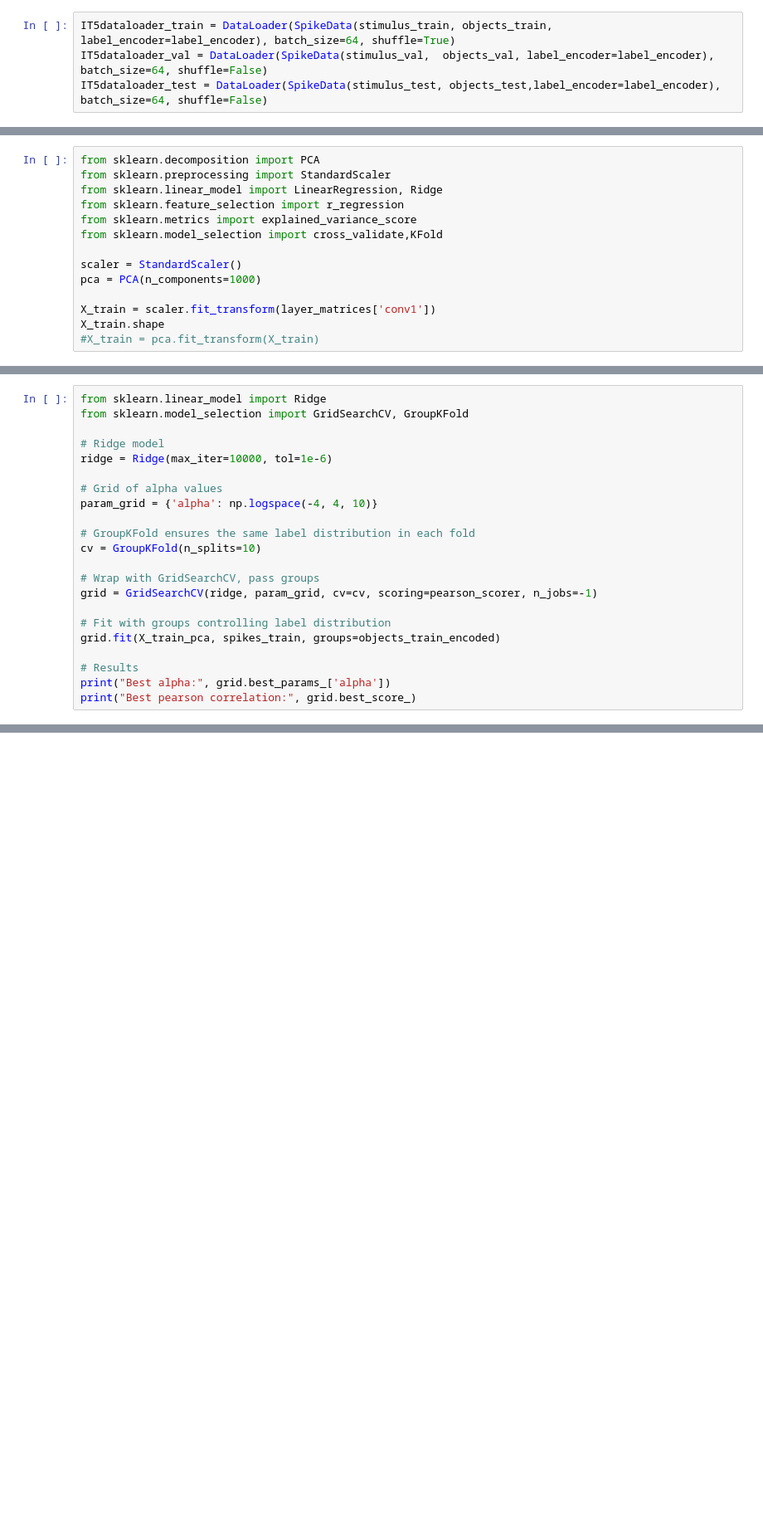
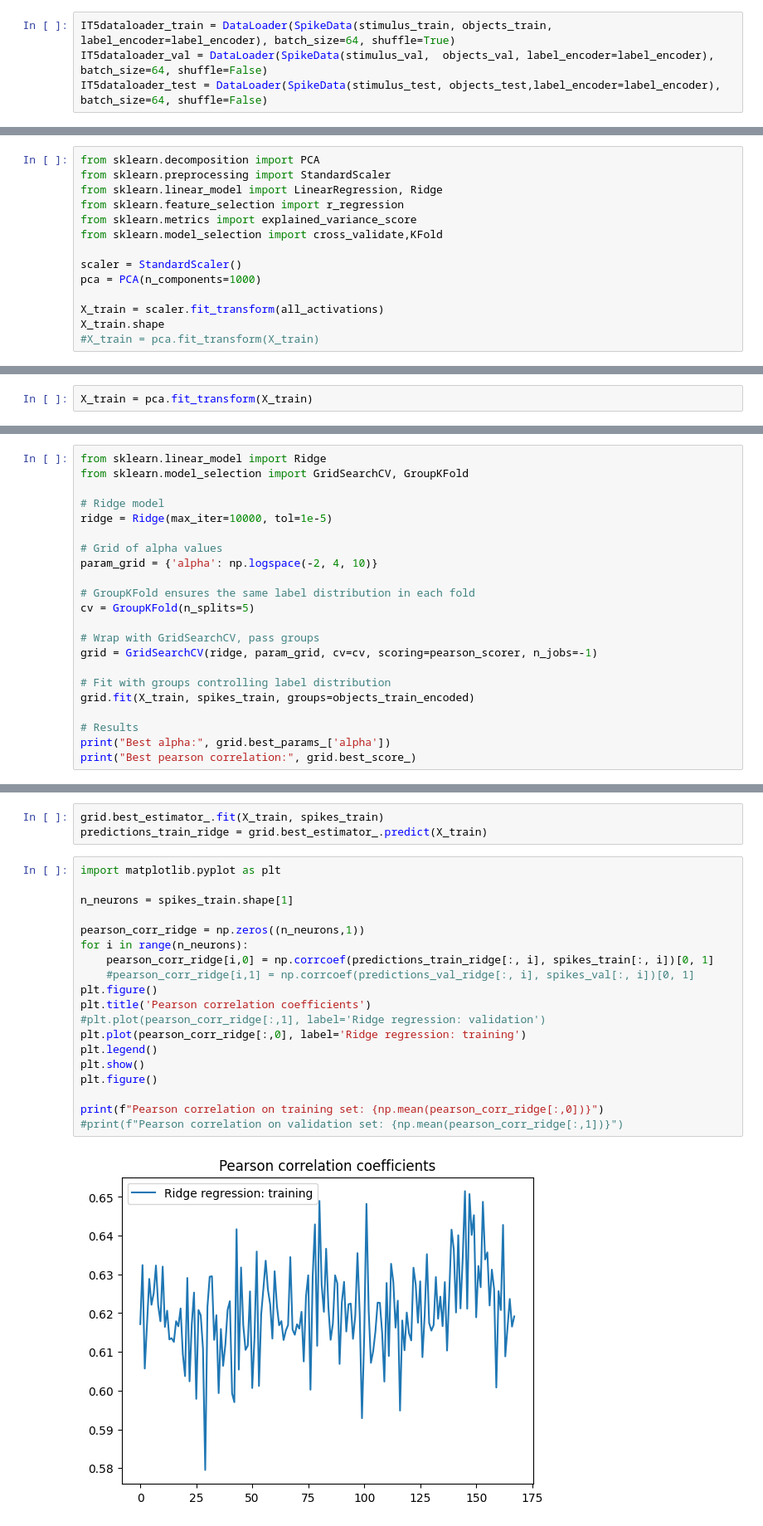
Before and after one commit to ZyLiao-0011/NX414, a Jupyter notebook: data_driven.ipynb, the cells around one changed output, grey strips where cells are left out. Shown at 83% size. Cells and saved outputs as stored; diff of their text form; blank space fills up the shorter version.

```diff
--- a/data_driven.ipynb
+++ b/data_driven.ipynb
@@ -207,6 +261,6 @@ from sklearn.model_selection import cross_validate,KFold
 scaler = StandardScaler()
 pca = PCA(n_components=1000)
 
-X_train = scaler.fit_transform(layer_matrices['conv1'])
+X_train = scaler.fit_transform(all_activations)
 X_train.shape
 #X_train = pca.fit_transform(X_train)
@@ -212,0 +269,2 @@ X_train.shape
+# %%
+X_train = pca.fit_transform(X_train)
@@ -232,19 +295,19 @@ from sklearn.linear_model import Ridge
 from sklearn.model_selection import GridSearchCV, GroupKFold
 
 # Ridge model
-ridge = Ridge(max_iter=10000, tol=1e-6)
+ridge = Ridge(max_iter=10000, tol=1e-5)
 
 # Grid of alpha values
-param_grid = {'alpha': np.logspace(-4, 4, 10)}
+param_grid = {'alpha': np.logspace(-2, 4, 10)}
 
 # GroupKFold ensures the same label distribution in each fold
-cv = GroupKFold(n_splits=10)
+cv = GroupKFold(n_splits=5)
 
 # Wrap with GridSearchCV, pass groups
 grid = GridSearchCV(ridge, param_grid, cv=cv, scoring=pearson_scorer, n_jobs=-1)
 
 # Fit with groups controlling label distribution
-grid.fit(X_train_pca, spikes_train, groups=objects_train_encoded)
+grid.fit(X_train, spikes_train, groups=objects_train_encoded)
 
 # Results
 print("Best alpha:", grid.best_params_['alpha'])
@@ -251,0 +318,24 @@ print("Best pearson correlation:", grid.best_score_)
+# %%
+grid.best_estimator_.fit(X_train, spikes_train)
+predictions_train_ridge = grid.best_estimator_.predict(X_train)
+# %%
+import matplotlib.pyplot as plt
+
+n_neurons = spikes_train.shape[1]
+
+pearson_corr_ridge = np.zeros((n_neurons,1))
+for i in range(n_neurons):
+    pearson_corr_ridge[i,0] = np.corrcoef(predictions_train_ridge[:, i], spikes_train[:, i])[0, 1]
+    #pearson_corr_ridge[i,1] = np.corrcoef(predictions_val_ridge[:, i], spikes_val[:, i])[0, 1]
+plt.figure()
+plt.title('Pearson correlation coefficients')
+#plt.plot(pearson_corr_ridge[:,1], label='Ridge regression: validation')
+plt.plot(pearson_corr_ridge[:,0], label='Ridge regression: training')
+plt.legend()
+plt.show()
+plt.figure()
+
+print(f"Pearson correlation on training set: {np.mean(pearson_corr_ridge[:,0])}")
+#print(f"Pearson correlation on validation set: {np.mean(pearson_corr_ridge[:,1])}")
+# %% [output]
+[figure, added]
```
Also changed, not shown: parts of 19 cells of this notebook.
